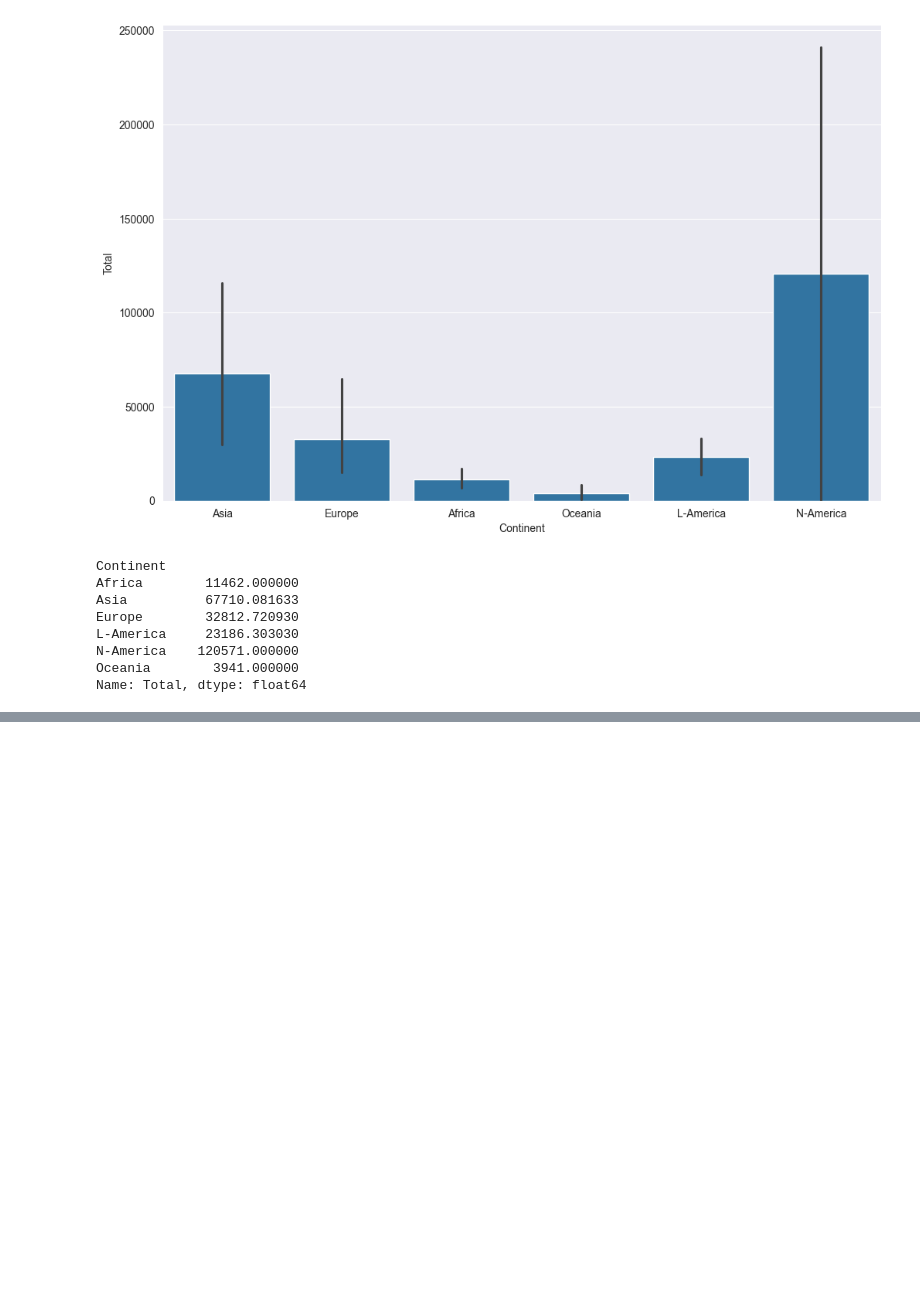
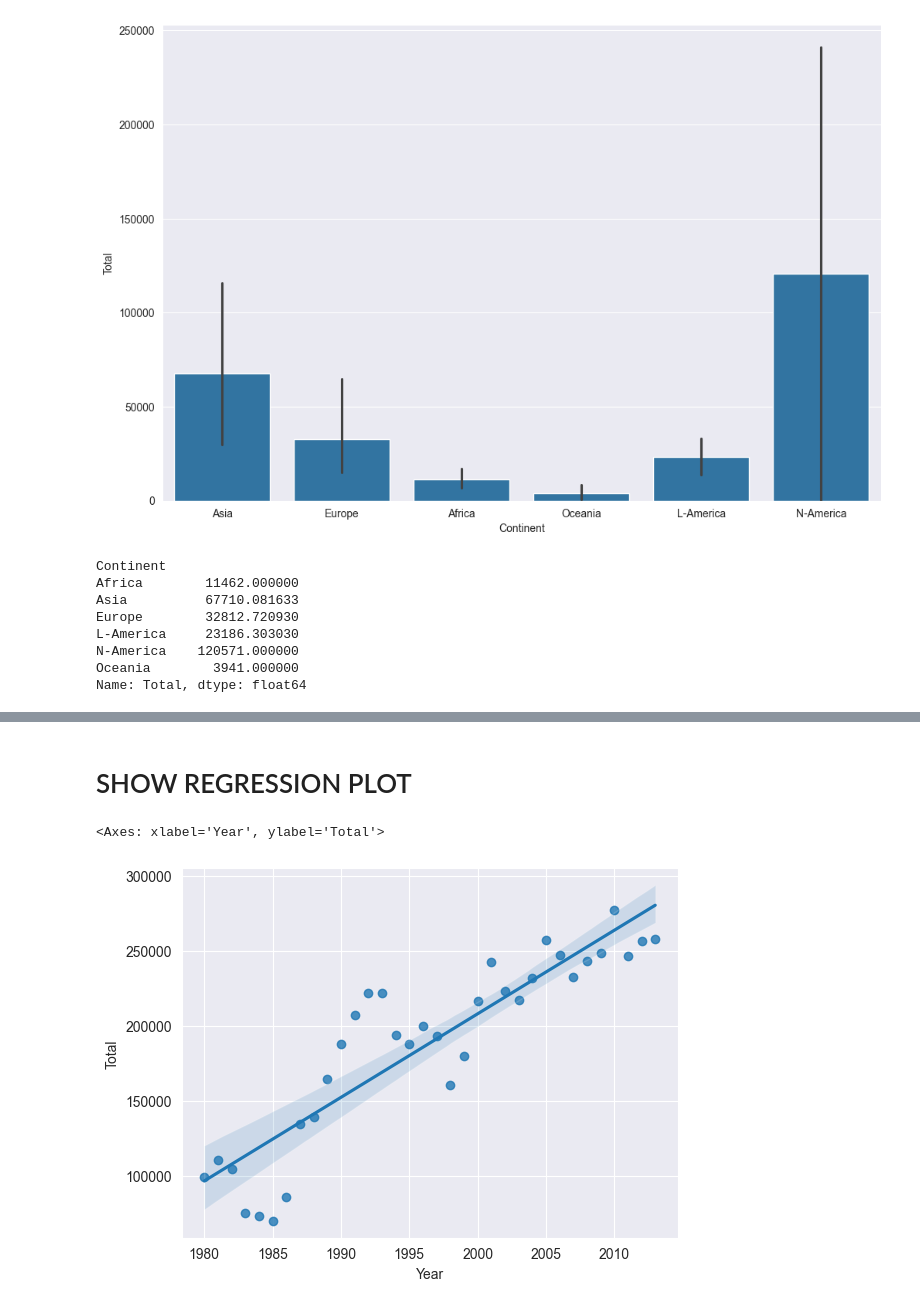
Before and after one commit to Hasan082/Data-Analysis, a Jupyter notebook: DataVisualizationWithPython/Plotting with Seaborn.ipynb, the cells around one changed output, grey strips where cells are left out. Cells and saved outputs as stored; diff of their text form; code cells hidden in the pictures; blank space fills up the shorter version.

Commit message:
Rgression plot dont

```diff
--- a/DataVisualizationWithPython/Plotting with Seaborn.ipynb
+++ b/DataVisualizationWithPython/Plotting with Seaborn.ipynb
@@ -62,0 +67,3 @@ Name: Total, dtype: float64
+# %%
+df_tot = pd.DataFrame(df_canada[years].sum(axis=0))
+df_tot
@@ -62,0 +88,9 @@ Name: Total, dtype: float64
+# %%
+# years back to float for regression
+df_tot.index = map(float, df_tot.index)
+# %%
+df_tot.reset_index(inplace=True)
+# %%
+df_tot.columns = ['Year', 'Total']
+df_tot.head()
+# READY FOR RUN REGRESSION PLOT
@@ -62,0 +104,7 @@ Name: Total, dtype: float64
+# %% [markdown]
+# SHOW REGRESSION PLOT
+# %%
+sns.regplot(x='Year', y='Total', data=df_tot)
+# %% [output]
+<Axes: xlabel='Year', ylabel='Total'>
+[figure, added]
```
Also changed, not shown: parts of 7 cells of this notebook.
